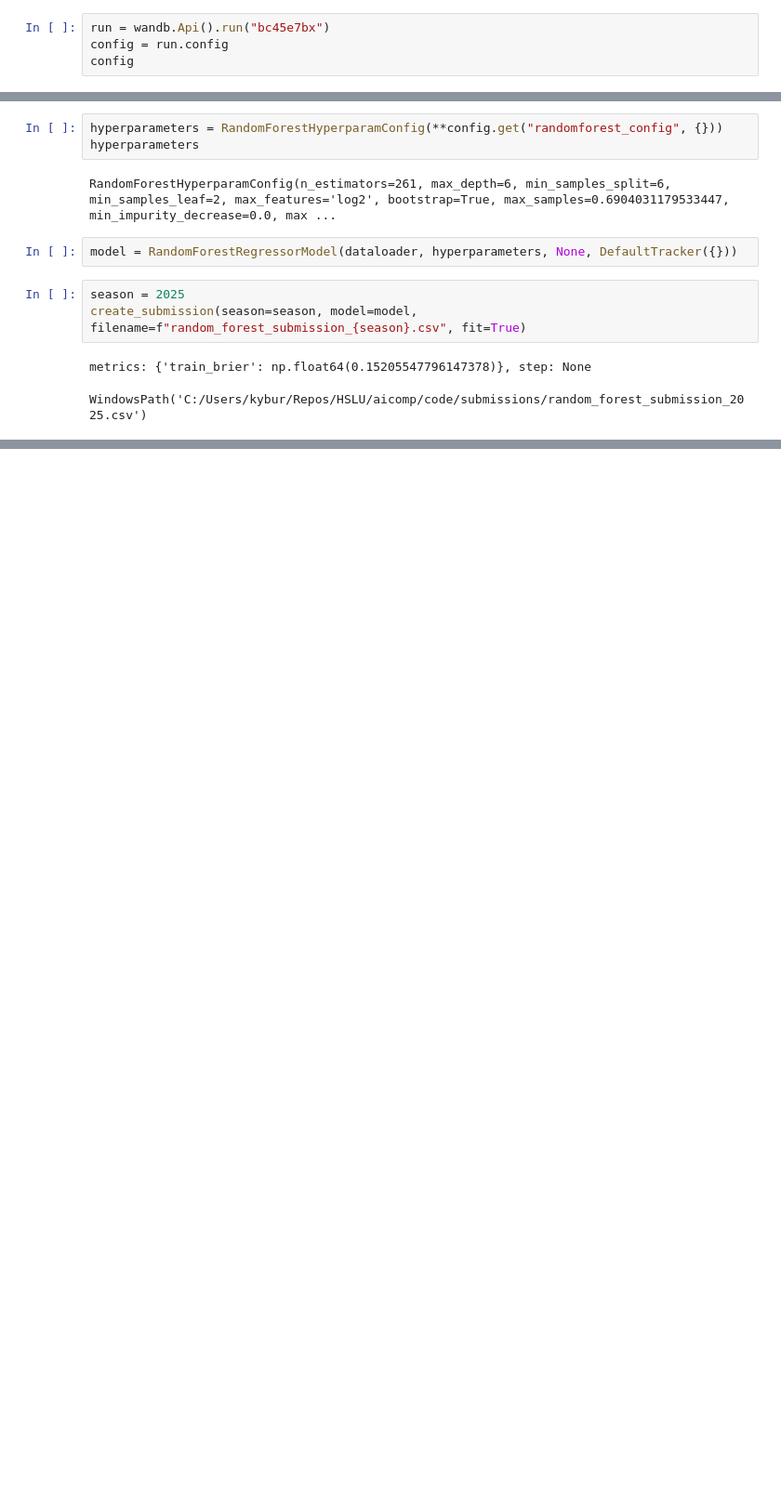
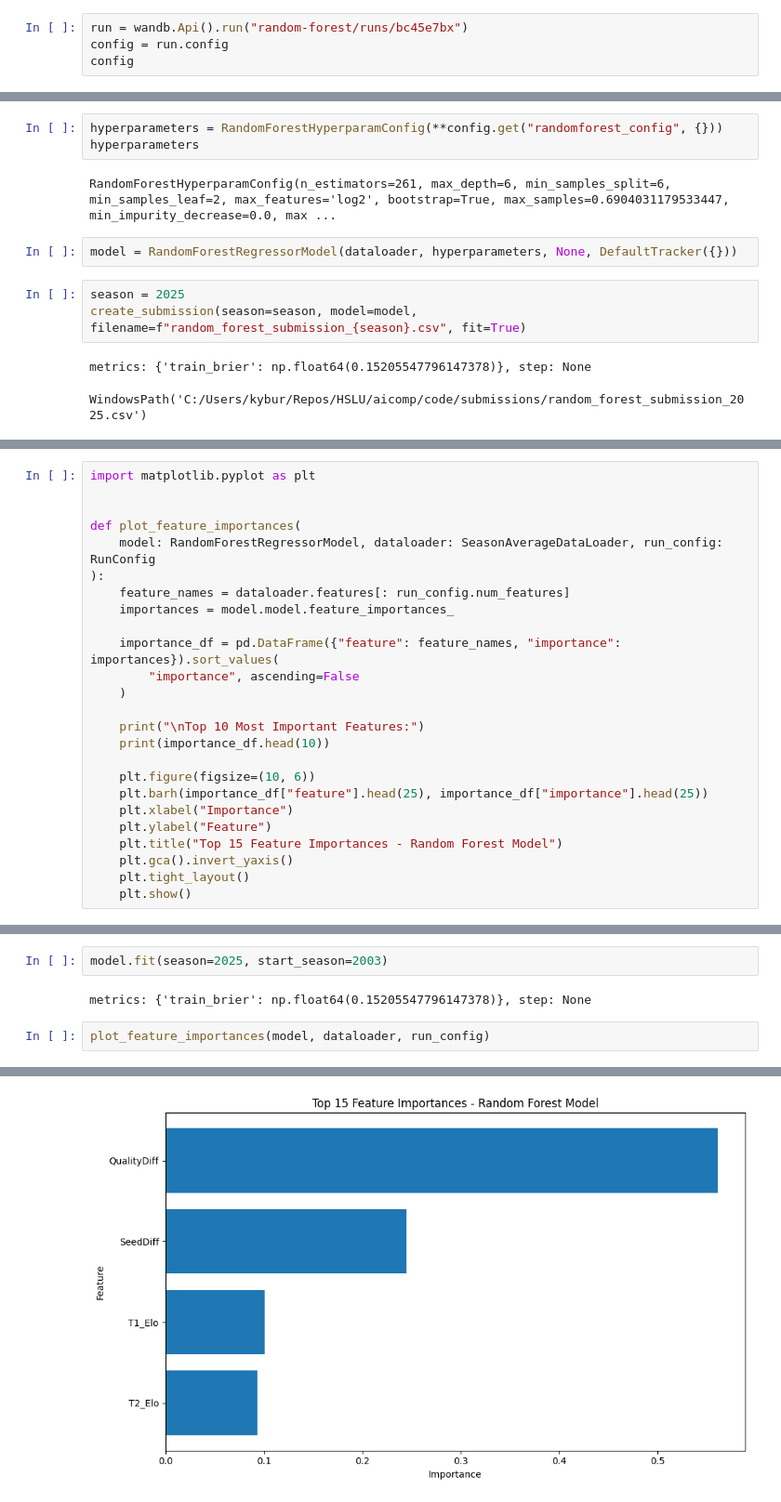
Before and after one commit to d-sbrgr/AICOMP-MMLM, a Jupyter notebook: notebooks/14_randomforest_sweeps.ipynb, the cells around one changed output, grey strips where cells are left out. Shown: that part at 93% size. Drawn from its saved outputs; the diff is of its cells as text; blank space fills up the shorter version.

Commit message:
Add feature importance chart to randomforest result

```diff
--- a/notebooks/14_randomforest_sweeps.ipynb
+++ b/notebooks/14_randomforest_sweeps.ipynb
@@ -61,7 +61,7 @@ from src.models.randomforest import RandomForestRegressorModel, RandomForestHype
 from src.experiments.config import RunConfig
 from src.submissions import generate_matchups, create_submission
 # %%
-run = wandb.Api().run("bc45e7bx")
+run = wandb.Api().run("random-forest/runs/bc45e7bx")
 config = run.config
 config
 # %% [output]
@@ -94,0 +97,25 @@ WindowsPath('C:/Users/kybur/Repos/HSLU/aicomp/code/submissions/random_forest_sub
+# %%
+import matplotlib.pyplot as plt
+
+
+def plot_feature_importances(
+    model: RandomForestRegressorModel, dataloader: SeasonAverageDataLoader, run_config: RunConfig
+):
+    feature_names = dataloader.features[: run_config.num_features]
+    importances = model.model.feature_importances_
+
+    importance_df = pd.DataFrame({"feature": feature_names, "importance": importances}).sort_values(
+        "importance", ascending=False
+    )
+
+    print("\nTop 10 Most Important Features:")
+    print(importance_df.head(10))
+
+    plt.figure(figsize=(10, 6))
+    plt.barh(importance_df["feature"].head(25), importance_df["importance"].head(25))
+    plt.xlabel("Importance")
+    plt.ylabel("Feature")
+    plt.title("Top 15 Feature Importances - Random Forest Model")
+    plt.gca().invert_yaxis()
+    plt.tight_layout()
+    plt.show()
@@ -94,0 +124,7 @@ WindowsPath('C:/Users/kybur/Repos/HSLU/aicomp/code/submissions/random_forest_sub
+# %%
+model.fit(season=2025, start_season=2003)
+# %% [output]
+metrics: {'train_brier': np.float64(0.15205547796147378)}, step: None
+# %%
+plot_feature_importances(model, dataloader, run_config)
+# %% [output]
@@ -94,0 +137 @@ WindowsPath('C:/Users/kybur/Repos/HSLU/aicomp/code/submissions/random_forest_sub
+[figure, added]
```
Also changed, not shown: parts of 9 cells of this notebook.
